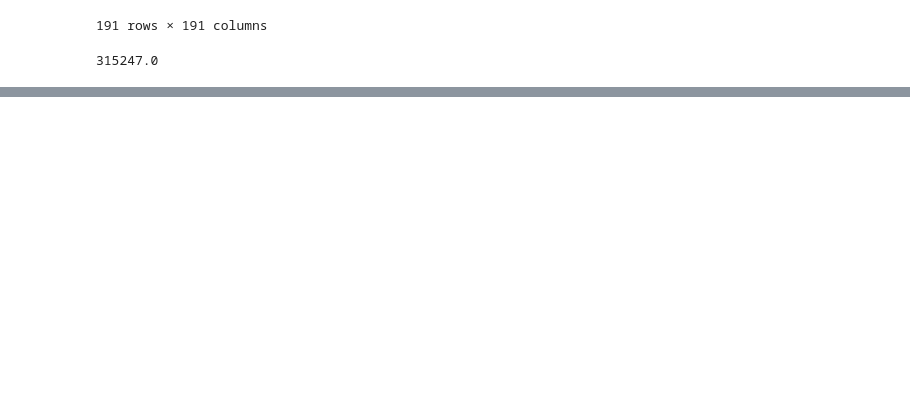
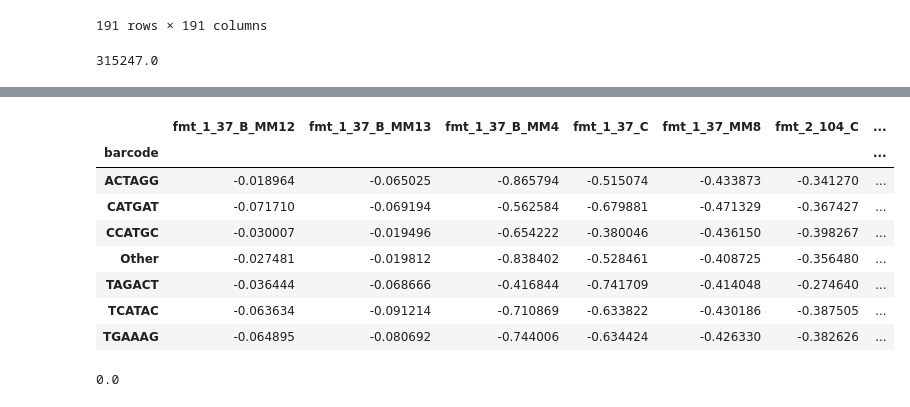
Before and after one commit to reynoldsk/sgrna-counting-code, a Jupyter notebook: notebook/read_files.ipynb, the cells around one changed output, grey strips where cells are left out. Cells and saved outputs as stored; diff of their text form; code cells hidden in the pictures; blank space fills up the shorter version.

```diff
--- a/notebook/read_files.ipynb
+++ b/notebook/read_files.ipynb
@@ -71,0 +111,20 @@ Name: negC_rand_42, dtype: float64
+# %%
+growth_rates = experiment.growth_rates(logged,
+{"T00": 0, "T02": 2, "T04": 4, "T06": 6, "T08": 8, "T10": 10}
+)
+# %%
+growth_rates
+# %% [output]
+|  | fmt_1_37_B_MM12 | fmt_1_37_B_MM13 | fmt_1_37_B_MM4 | fmt_1_37_C | fmt_1_37_MM8 | fmt_2_104_C | ... |
+| barcode |  |  |  |  |  |  | ... |
+| ACTAGG | -0.018964 | -0.065025 | -0.865794 | -0.515074 | -0.433873 | -0.341270 | ... |
+| CATGAT | -0.071710 | -0.069194 | -0.562584 | -0.679881 | -0.471329 | -0.367427 | ... |
+| CCATGC | -0.030007 | -0.019496 | -0.654222 | -0.380046 | -0.436150 | -0.398267 | ... |
+| Other | -0.027481 | -0.019812 | -0.838402 | -0.528461 | -0.408725 | -0.356480 | ... |
+| TAGACT | -0.036444 | -0.068666 | -0.416844 | -0.741709 | -0.414048 | -0.274640 | ... |
+| TCATAC | -0.063634 | -0.091214 | -0.710869 | -0.633822 | -0.430186 | -0.387505 | ... |
+| TGAAAG | -0.064895 | -0.080692 | -0.744006 | -0.634424 | -0.426330 | -0.382626 | ... |
+# %%
+growth_rates.loc["ACTAGG", "negC_rand_42"]
+# %% [output]
+0.0
```
Also changed, not shown: parts of 12 cells of this notebook, 1 other file.
